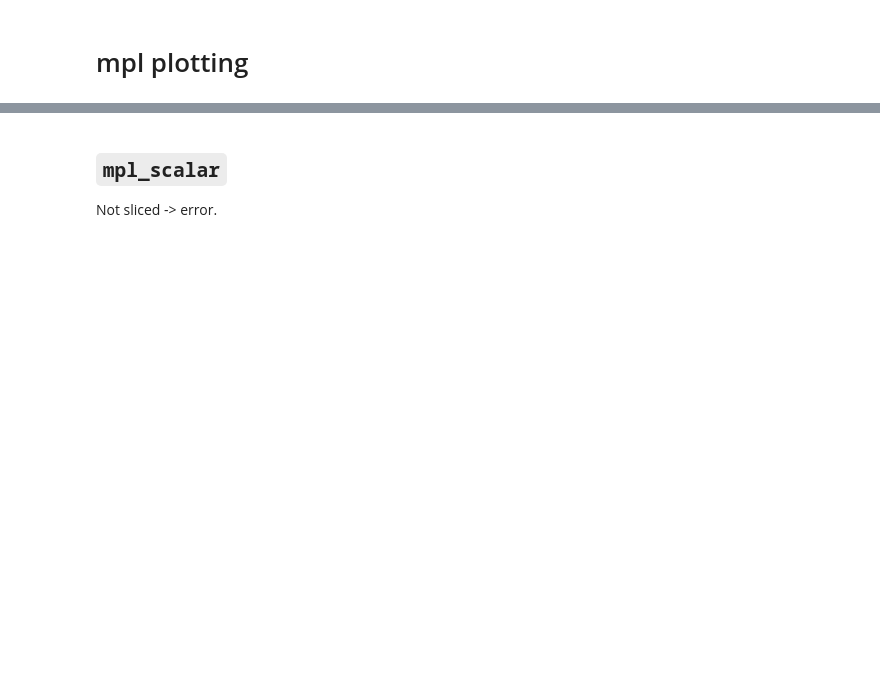
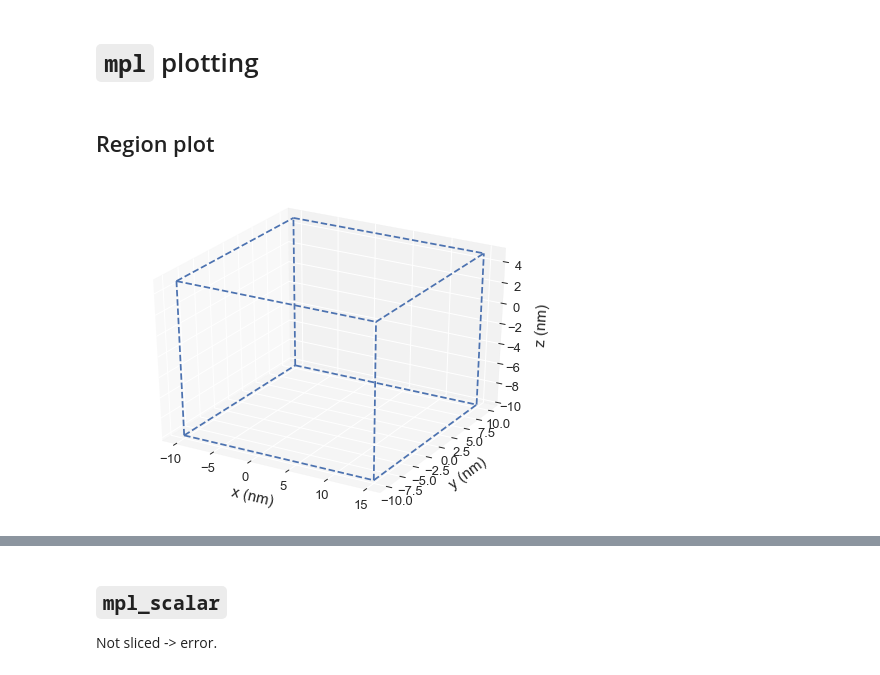
Before and after one commit to ubermag/discretisedfield, a Jupyter notebook: dev/mpl-plotting.ipynb, the cells around one changed output, grey strips where cells are left out. Drawn from its saved outputs; the diff is of its cells as text; code cells hidden in the pictures; blank space fills up the shorter version.

Commit message:
Refactor region plots.

```diff
--- a/dev/mpl-plotting.ipynb
+++ b/dev/mpl-plotting.ipynb
@@ -1,5 +1,5 @@
 # %% [markdown]
-# mpl plotting
+# `mpl` plotting
 # %%
 import discretisedfield as df
 import matplotlib.pyplot as plt
@@ -15,3 +15,9 @@ def value_fun(point):
         return (x*c, y*c, z*c)
 
 field = df.Field(mesh, dim=3, value=value_fun, norm=1e6)
+# %% [markdown]
+## Region plot
+# %%
+field.mesh.region.mpl()
+# %% [output]
+[figure, added]
```
Also changed, not shown: parts of 49 cells of this notebook, 4 other files.
